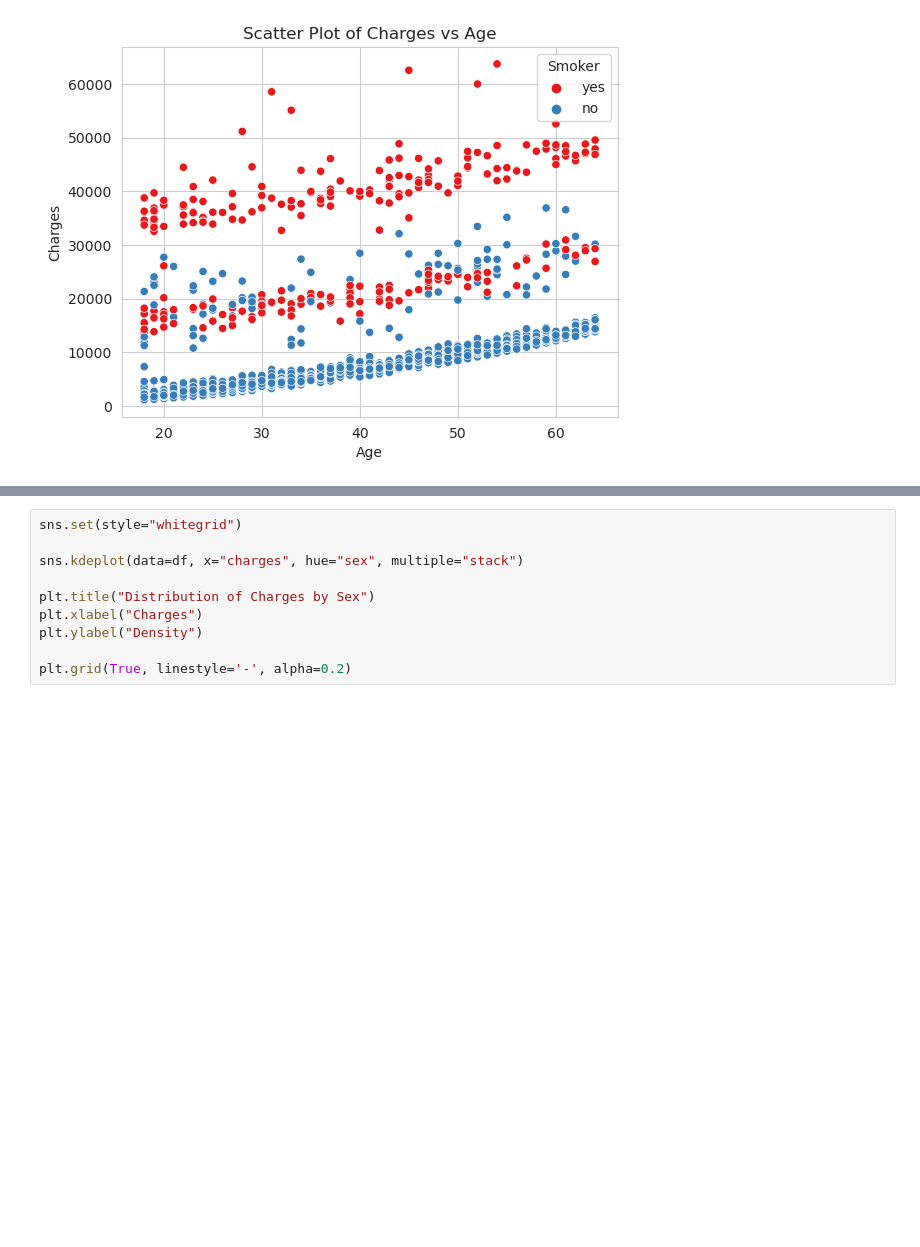
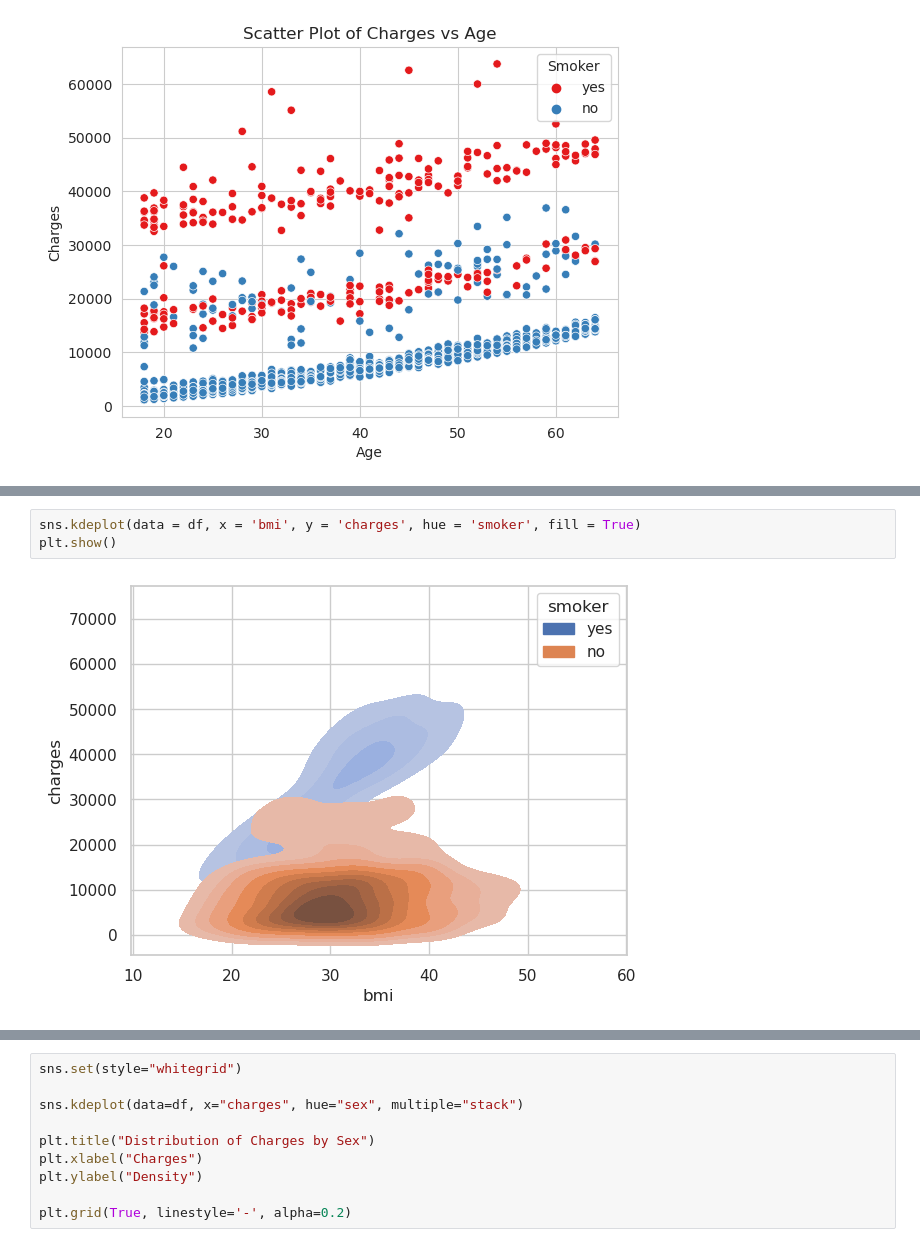
Before and after one commit to ShubhamMisar-12/MedicalCostPrediction, a Jupyter notebook: medical-cost-prediction-1.ipynb, the cells around one changed output, grey strips where cells are left out. Saved outputs shown, nothing was run; the diff lists cells and outputs as text; blank space fills up the shorter version.

```diff
--- a/medical-cost-prediction-1.ipynb
+++ b/medical-cost-prediction-1.ipynb
@@ -77,0 +87,5 @@ plt.show()
+# %%
+sns.kdeplot(data = df, x = 'bmi', y = 'charges', hue = 'smoker', fill = True)
+plt.show()
+# %% [output]
+[figure, added]
```
Also changed, not shown: parts of 3 cells of this notebook.
